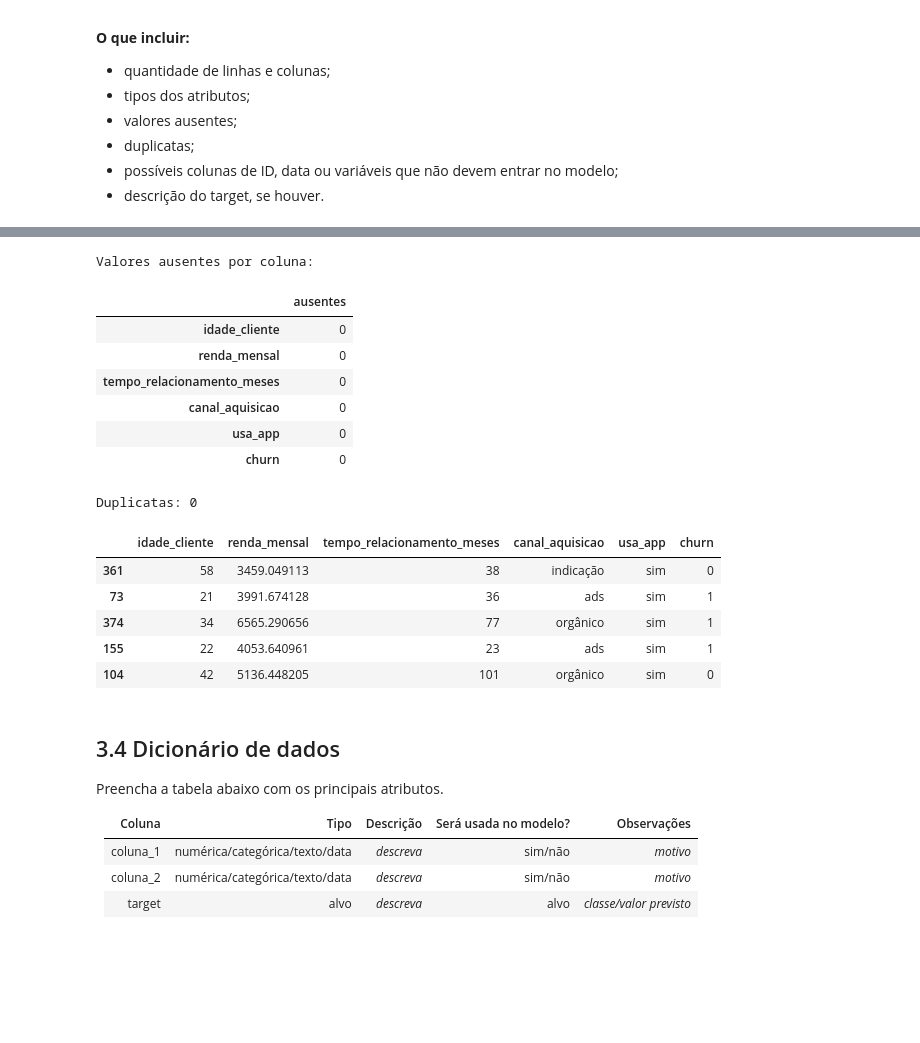
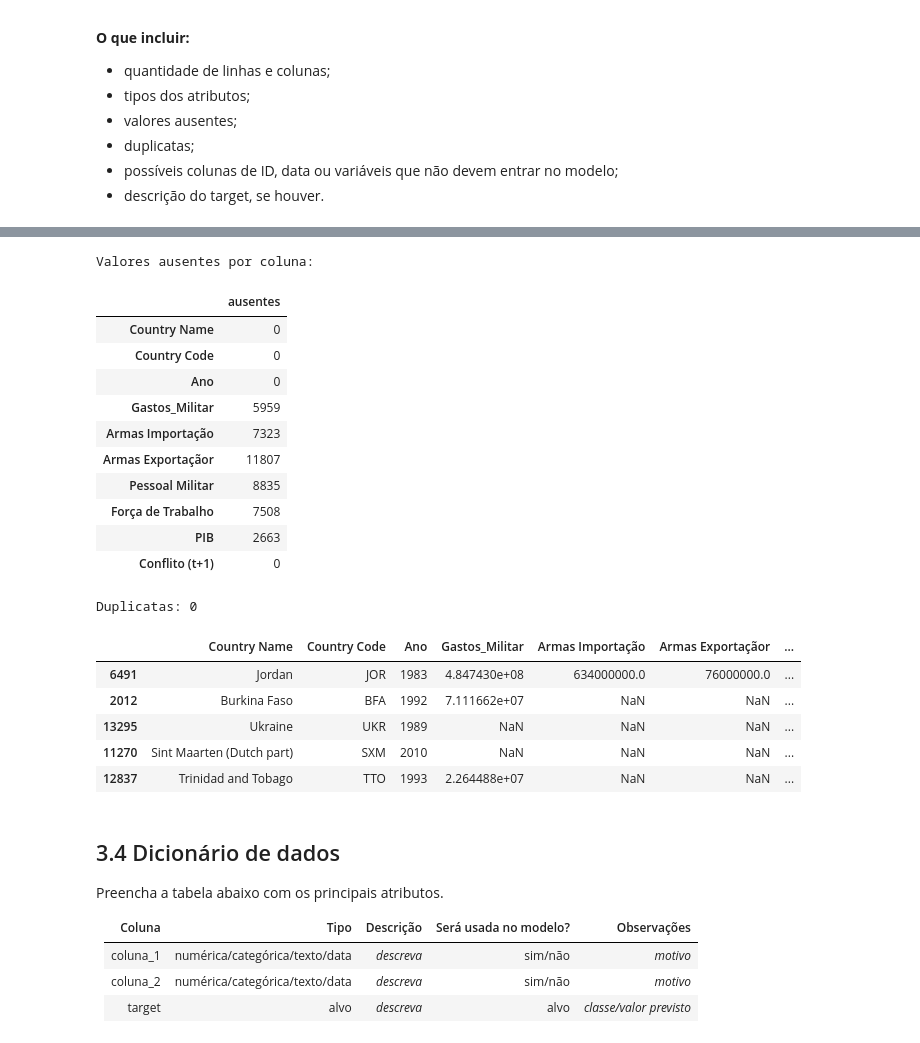
Before and after one commit to marcelastein/MVP-Classificacao_conflitos_militares, a Jupyter notebook: MVP_ML_Classificacao_de_conflitos.ipynb, the cells around one changed output, grey strips where cells are left out. Cells and saved outputs as stored; diff of their text form; code cells hidden in the pictures; blank space fills up the shorter version.

```diff
--- a/MVP_ML_Classificacao_de_conflitos.ipynb
+++ b/MVP_ML_Classificacao_de_conflitos.ipynb
@@ -261,0 +385,12 @@ df.head()
+# %%
+# Colocar dodos os países em uma única coluna
+df_long_conflitos = df_conflito_limpo.melt(id_vars="Ano",var_name="side",value_name="Países")
+#elimina espaço inicial no texto
+df_long_conflitos["Países"] = df_long_conflitos["Países"].str.lstrip()
+#eliminar as colunas dos paises com nan
+df_conflitos_final = df_long_conflitos.loc[df_long_conflitos["Países"].notna()]
+#excluir a coluna side
+df_conflitos_final=df_conflitos_final.drop(columns=["side"])
+
+#Eliminar linhas duplicadas, contendo as mesmas informações
+df_conflitos_final=df_conflitos_final.drop_duplicates(subset=["Ano", "Países"])
@@ -261,0 +400,9 @@ df.head()
+# %%
+#Criar uma coluna com os códigos dos países e outra coluna conflitos
+df_conflitos_final["Country Code"] = df_conflitos_final["Países"].apply(lambda row: pycountry.countries.search_fuzzy(row)[0].alpha_3)
+#Criar a coluna "Conflito (t+1)"
+df_conflitos_final["Conflito (t+1)"] = 1
+#Eliminar a coluna Países
+df_conflitos_final=df_conflitos_final.drop(columns=["Países"])
+#Eliminar colunas duplicadas
+df_conflitos_final=df_conflitos_final.drop_duplicates(subset=["Ano", "Country Code"])
@@ -261,0 +411,8 @@ df.head()
+# %%
+#Ajustar os dados do ano para poder jutar as duas tabelas e considerar o conflito em t+1
+df_conflitos_final["Ano"]=df_conflitos_final["Ano"]-1
+#df_conflitos_final["Ano"]
+# %%
+df_base = df_base.merge(df_conflitos_final[["Country Code", "Ano", "Conflito (t+1)"] ],on=["Country Code", "Ano"],how="left")
+
+df_base["Conflito (t+1)"] = df_base["Conflito (t+1)"].fillna(0)
@@ -289,13 +469,17 @@ Tipos de dados:
 # %%
 print("\nValores ausentes por coluna:")
-display(df.isna().sum().to_frame("ausentes"))
+display(df_base.isna().sum().to_frame("ausentes"))
 # %% [output]
 Valores ausentes por coluna:
 |  | ausentes |
-| idade_cliente | 0 |
-| renda_mensal | 0 |
-| tempo_relacionamento_meses | 0 |
-| canal_aquisicao | 0 |
-| usa_app | 0 |
-| churn | 0 |
+| Country Name | 0 |
+| Country Code | 0 |
+| Ano | 0 |
+| Gastos_Militar | 5959 |
+| Armas Importação | 7323 |
+| Armas Exportaçãor | 11807 |
+| Pessoal Militar | 8835 |
+| Força de Trabalho | 7508 |
+| PIB | 2663 |
+| Conflito (t+1) | 0 |
 # %%
@@ -303,14 +487,14 @@ print("\nDuplicatas:", df.duplicated().sum())
 # %% [output]
 Duplicatas: 0
 # %%
-display(df.sample(5, random_state=SEED))
+display(df_base.sample(5, random_state=SEED))
 # %% [output]
-|  | idade_cliente | renda_mensal | tempo_relacionamento_meses | canal_aquisicao | usa_app | churn |
-| 361 | 58 | 3459.049113 | 38 | indicação | sim | 0 |
-| 73 | 21 | 3991.674128 | 36 | ads | sim | 1 |
-| 374 | 34 | 6565.290656 | 77 | orgânico | sim | 1 |
-| 155 | 22 | 4053.640961 | 23 | ads | sim | 1 |
-| 104 | 42 | 5136.448205 | 101 | orgânico | sim | 0 |
+|  | Country Name | Country Code | Ano | Gastos_Militar | Armas Importação | Armas Exportaçãor | ... |
+| 6491 | Jordan | JOR | 1983 | 4.847430e+08 | 634000000.0 | 76000000.0 | ... |
+| 2012 | Burkina Faso | BFA | 1992 | 7.111662e+07 | NaN | NaN | ... |
+| 13295 | Ukraine | UKR | 1989 | NaN | NaN | NaN | ... |
+| 11270 | Sint Maarten (Dutch part) | SXM | 2010 | NaN | NaN | NaN | ... |
+| 12837 | Trinidad and Tobago | TTO | 1993 | 2.264488e+07 | NaN | NaN | ... |
 # %% [markdown]
 ## 3.4 Dicionário de dados
 
```
Also changed, not shown: parts of 38 cells of this notebook.
